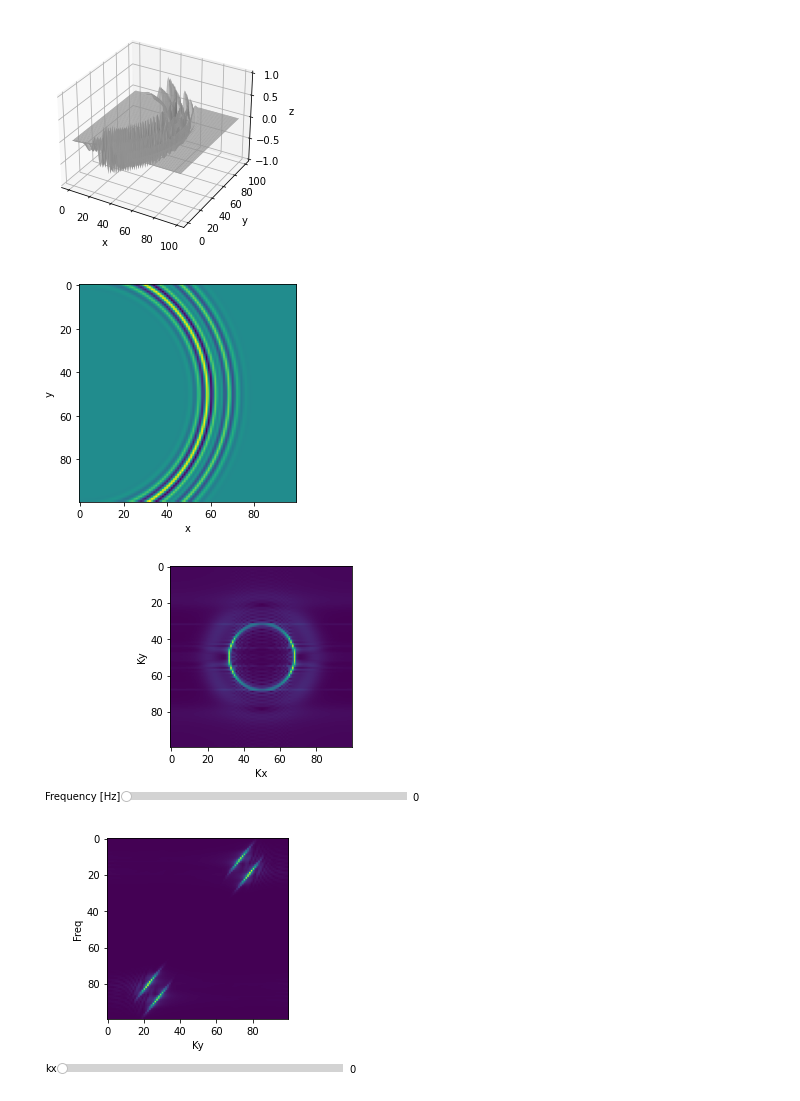
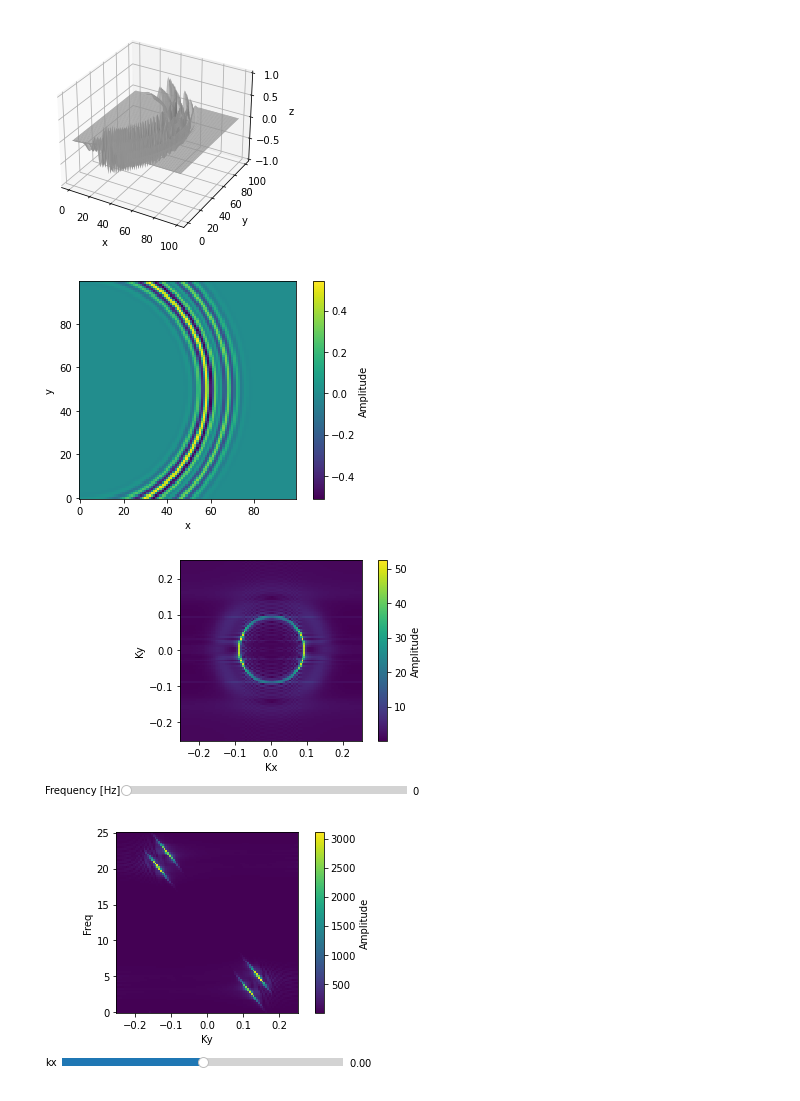
Before and after one commit to PaRaD1SE98/waves, a Jupyter notebook: notebooks/waves_mpl.ipynb, the cells around one changed output. Saved outputs shown, nothing was run; the diff lists cells and outputs as text; code cells hidden in the pictures.

```diff
--- a/notebooks/waves_mpl.ipynb
+++ b/notebooks/waves_mpl.ipynb
@@ -99,15 +99,16 @@ plt.show()
 # %%
 def change_plot_img(frame_number, z_array, plot):
     plot[0].remove()
-    plot[0] = ax.imshow(z_array[:, :, frame_number], cmap='viridis')
+    plot[0] = ax.pcolormesh(x, y, z_array[:, :, frame_number], cmap='viridis')
 
 
 fig2 = plt.figure()
 ax = fig2.add_subplot()
 ax.set_xlabel('x')
 ax.set_ylabel('y')
-image = [ax.imshow(z[:, :, 50], cmap='viridis')]
-
+image = [ax.pcolormesh(x, y, z[:, :, 50], cmap='viridis')]
+ax.set_aspect(x_max / y_max)
+plt.colorbar(image[0], label='Amplitude')
 plt.show()
 # %% [output]
-[figure, old version]
+[figure, new version]
@@ -117,56 +122,62 @@ fig3 = plt.figure()
 ax = fig3.add_subplot()
 ax.set_xlabel('Kx')
 ax.set_ylabel('Ky')
-image_fft = ax.imshow(fft_wave2[:, :, 0], cmap='viridis')
+Kx, Ky = np.meshgrid(KX, KY)
+image_fft = ax.pcolormesh(Kx, Ky, fft_wave2[:, :, 0], cmap='viridis')
+ax.set_aspect(Kxs / Kys)
+plt.colorbar(image_fft, label='Amplitude')
 plt.subplots_adjust(bottom=0.25)
 ax_freq = plt.axes([0.20, 0.05, 0.65, 0.06])
 freq_slider = Slider(
     ax=ax_freq,
     label='Frequency [Hz]',
     valmin=0,
-    valmax=fft_wave2.shape[2] - 1,
+    valmax=Fs / 2,
     valinit=0,
-    valstep=1,
+    valstep=Fs / 2 / 100,
 )
 
 
 def update(val):
-    ax.imshow(fft_wave2[:, :, val], cmap='viridis')
+    ax.pcolormesh(Kx, Ky, fft_wave2[:, :, int(val * resolution_t / (Fs / 2)) - 1], cmap='viridis')
     fig3.canvas.draw_idle()
 
 
 freq_slider.on_changed(update)
 plt.show()
 # %% [output]
-[figure, old version]
+[figure, new version]
 # %%
 fft_wave2 = np.abs(np.fft.fftn(z))
 fig4 = plt.figure()
 ax = fig4.add_subplot()
 ax.set_xlabel('Ky')
 ax.set_ylabel('Freq')
-image_fft_kx = ax.imshow(fft_wave2[0, :, :].T, cmap='viridis')
+Ky, Freq = np.meshgrid(KY, FREQ)
+image_fft_kx = ax.pcolormesh(Ky, Freq, fft_wave2[0, :, :].T, cmap='viridis')
+ax.set_aspect(Kys / Fs)
+plt.colorbar(image_fft_kx, label='Amplitude')
 plt.subplots_adjust(bottom=0.25)
 ax_kx = plt.axes([0.20, 0.05, 0.65, 0.06])
 kx_slider = Slider(
     ax=ax_kx,
     label='kx',
-    valmin=0,
-    valmax=fft_wave2.shape[0] - 1,
+    valmin=-Kxs / 4,
+    valmax=Kxs / 4,
     valinit=0,
-    valstep=1,
+    valstep=Kxs / 2 / 100,
 )
 
 
 def update_kx(val):
-    ax.imshow(fft_wave2[val, :, :].T, cmap='viridis')
+    ax.pcolormesh(Ky, Freq, fft_wave2[int(val * resolution_x / (Kxs / 2)) - 1, :, :].T, cmap='viridis')
     fig4.canvas.draw_idle()
 
 
 kx_slider.on_changed(update_kx)
 plt.show()
 # %% [output]
-[figure, old version]
+[figure, new version]
 # %%
 fig5 = plt.figure()
 ax = fig5.add_subplot()
```
Also changed, not shown: parts of 2 cells of this notebook, 1 other file.
